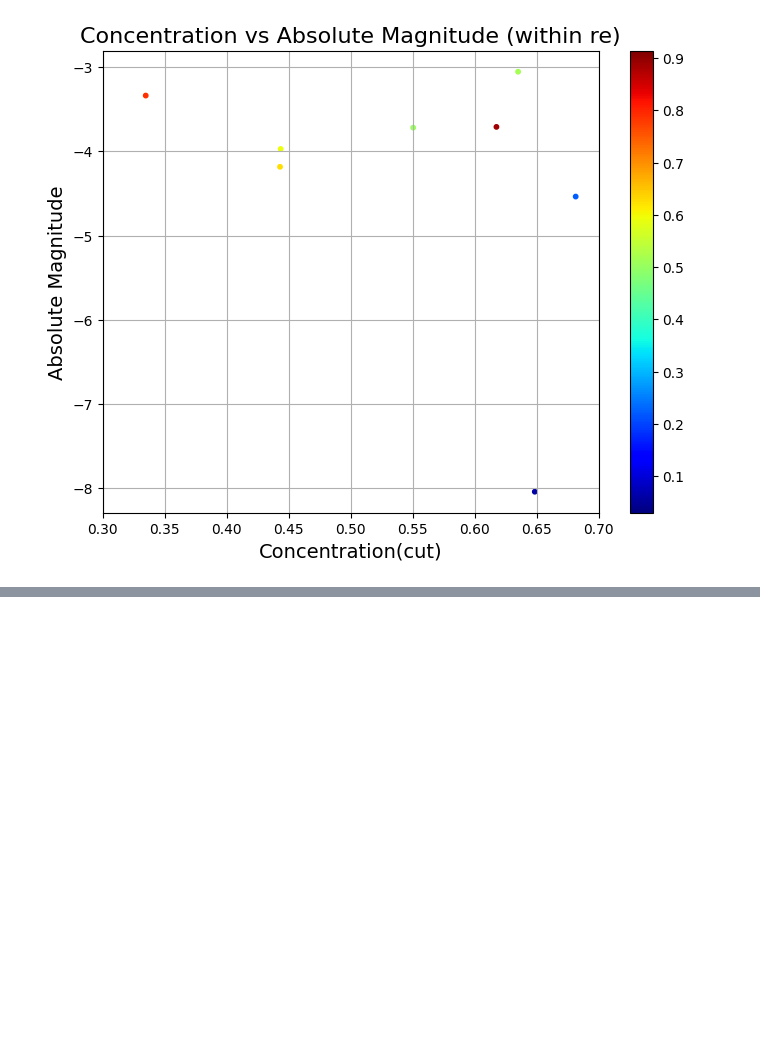
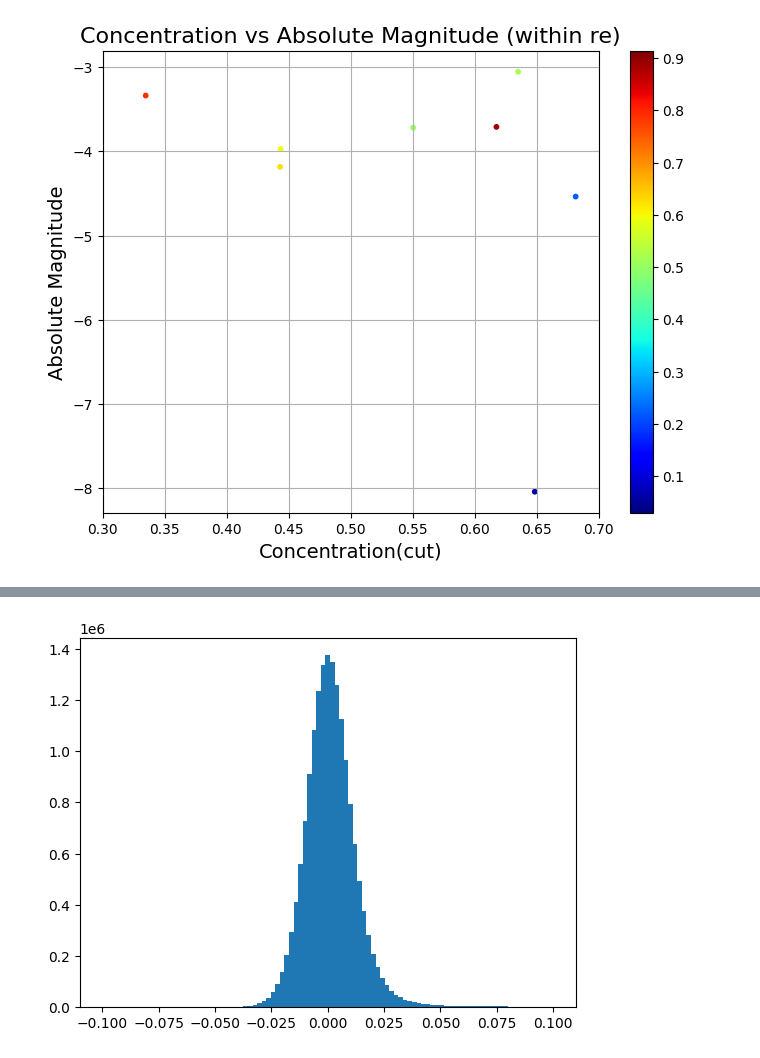
Before and after one commit to Ananth1-9/Research_work, a Jupyter notebook: Real_code/NSCID0.ipynb, the cells around one changed output, grey strips where cells are left out. Drawn from its saved outputs; the diff is of its cells as text; code cells hidden in the pictures; blank space fills up the shorter version.

```diff
--- a/Real_code/NSCID0.ipynb
+++ b/Real_code/NSCID0.ipynb
@@ -268,3 +268,7 @@ plt.colorbar()
 plt.show()
 # %% [output]
 [figure]
+# %%
+# accessing the fits file to get the header and the wcs information
+F814W0 = hdul0[1].data
+F814W0header = hdul0[1].header
@@ -270,0 +298,6 @@ plt.show()
+# %%
+# Checking the distribution of pixel values in the F814W image
+plt.hist(F814W0.ravel(),np.linspace(-0.1,0.1, 100))
+plt.show()
+# %% [output]
+[figure, added]
```
Also changed, not shown: parts of 9 cells of this notebook.
